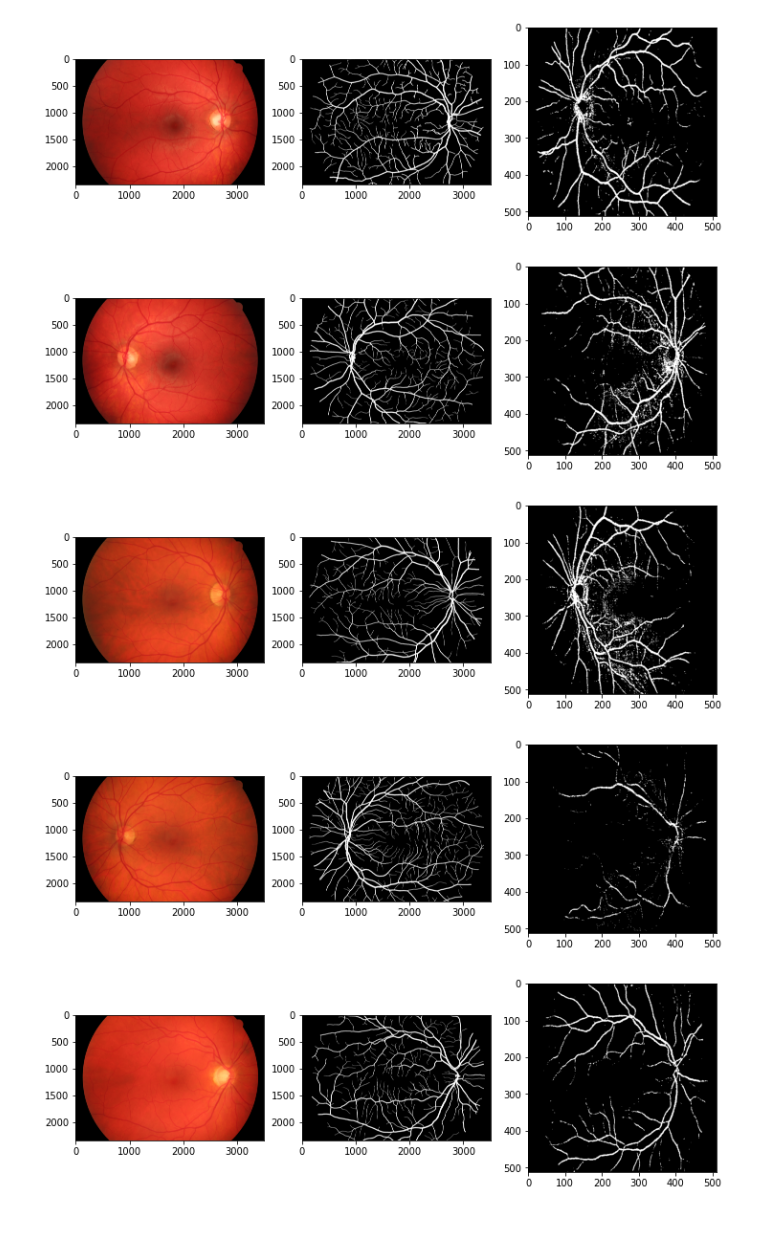
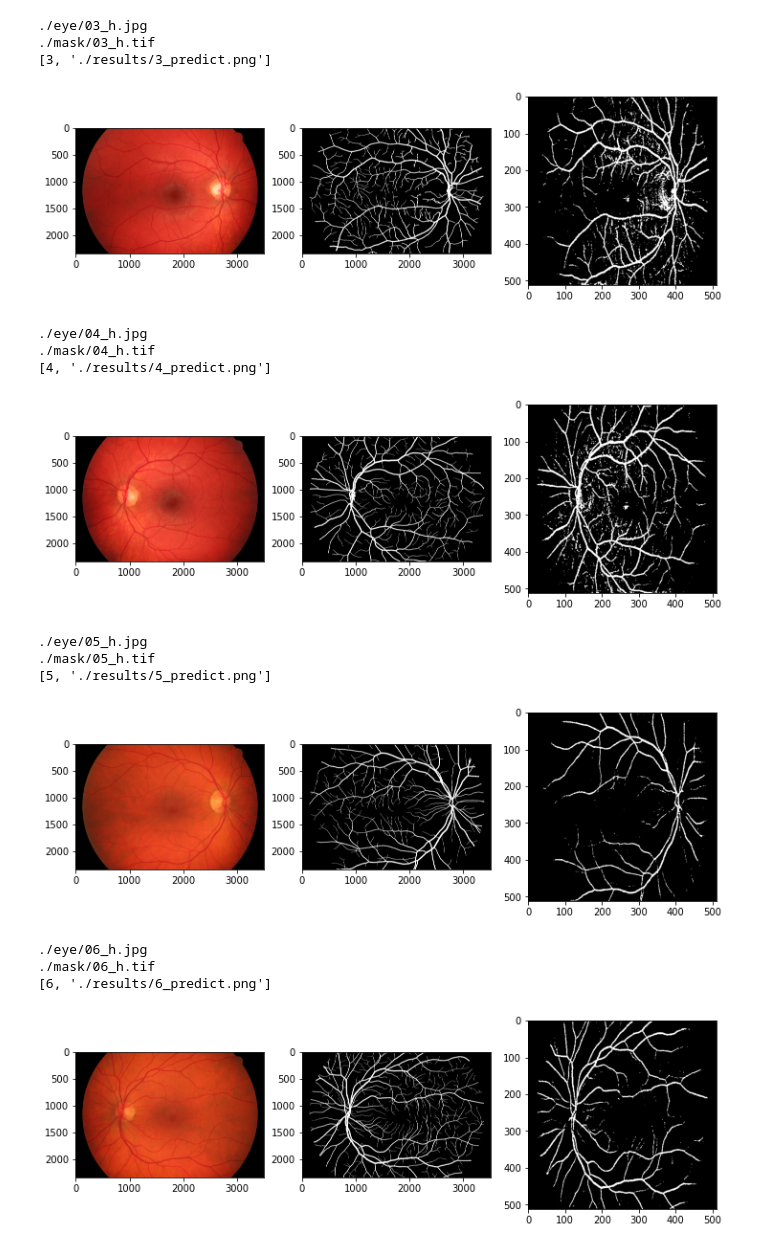
Before and after one commit to bruxic99/unet-IwM, a Jupyter notebook: test.ipynb, the cells around one changed output. Drawn from its saved outputs; the diff is of its cells as text; code cells hidden in the pictures; blank space fills up the shorter version.

Commit message:
repair result print

```diff
--- a/test.ipynb
+++ b/test.ipynb
@@ -158,13 +158,18 @@ def print_result():
     train_x = sorted(glob(os.path.join("./", "eye", "*.jpg")))
     train_y = sorted(glob(os.path.join("./", "mask", "*.tif")))
     pred_mask = sorted(glob(os.path.join("./", "results", "*.png")))
+    pred_mask = [[int(pred_mask[i].split('/')[2].split('_')[0]), pred_mask[i]] for i in range(len(pred_mask))]
+    pred_mask.sort(key=lambda x:x[0])
     for i in range(len(train_x)):
+        print(train_x[i])
+        print(train_y[i])
+        print(pred_mask[i])
         f, axarr = plt.subplots(nrows=1, ncols=3, figsize=(12,5), squeeze=False)
         x = cv2.imread(train_x[i])
         x = cv2.cvtColor(x, cv2.COLOR_RGB2BGR)
         axarr[0,0].imshow(x)
         axarr[0,1].imshow(cv2.imread(train_y[i], cv2.IMREAD_COLOR))
-        axarr[0,2].imshow(cv2.imread(pred_mask[i], cv2.IMREAD_COLOR))
+        axarr[0,2].imshow(cv2.imread(pred_mask[i][1], cv2.IMREAD_COLOR))
         plt.show()
 
 
@@ -221,6 +226,6 @@ def test_model():
     print(f"Precision: {score[2]}")
 # %%
 #train_model()
-test_model()
+#test_model()
 print_result()
 # %% [output]
@@ -234,5 +240,16 @@ Precision: 0.0
+./eye/03_h.jpg
+./mask/03_h.tif
+[3, './results/3_predict.png']
-[figure, old version]
+[figure, new version]
+./eye/04_h.jpg
+./mask/04_h.tif
+[4, './results/4_predict.png']
-[figure, old version]
+[figure, new version]
+./eye/05_h.jpg
+./mask/05_h.tif
+[5, './results/5_predict.png']
-[figure, old version]
+[figure, new version]
+./eye/06_h.jpg
+./mask/06_h.tif
+[6, './results/6_predict.png']
-[figure, old version]
+[figure, new version]
-[figure, removed]
```
Also changed, not shown: parts of 1 cell of this notebook.
